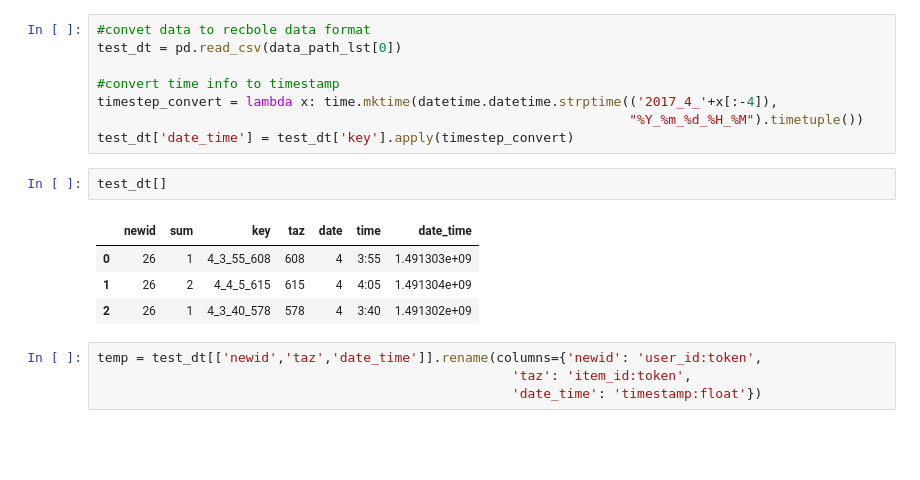
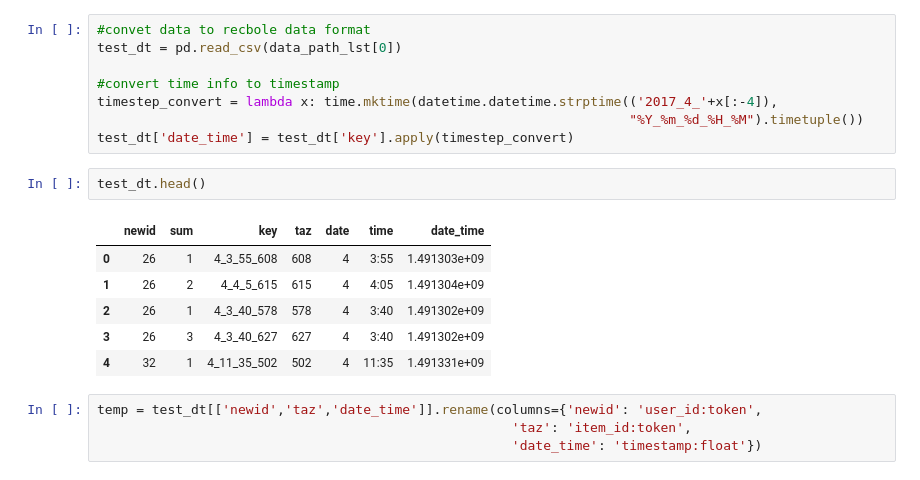
Before and after one commit to Yiran6/app_baseddata_processing, a Jupyter notebook: recsys_model_test.ipynb, the cells around one changed output. Cells and saved outputs as stored; diff of their text form; blank space fills up the shorter version.

Commit message:
model test code update

```diff
--- a/recsys_model_test.ipynb
+++ b/recsys_model_test.ipynb
@@ -45,12 +44,14 @@ timestep_convert = lambda x: time.mktime(datetime.datetime.strptime(('2017_4_'+x
                                                                     "%Y_%m_%d_%H_%M").timetuple())
 test_dt['date_time'] = test_dt['key'].apply(timestep_convert)
 # %%
-test_dt[]
+test_dt.head()
 # %% [output]
 |  | newid | sum | key | taz | date | time | date_time |
 | 0 | 26 | 1 | 4_3_55_608 | 608 | 4 | 3:55 | 1.491303e+09 |
 | 1 | 26 | 2 | 4_4_5_615 | 615 | 4 | 4:05 | 1.491304e+09 |
 | 2 | 26 | 1 | 4_3_40_578 | 578 | 4 | 3:40 | 1.491302e+09 |
+| 3 | 26 | 3 | 4_3_40_627 | 627 | 4 | 3:40 | 1.491302e+09 |
+| 4 | 32 | 1 | 4_11_35_502 | 502 | 4 | 11:35 | 1.491331e+09 |
 # %%
 temp = test_dt[['newid','taz','date_time']].rename(columns={'newid': 'user_id:token',
                                                      'taz': 'item_id:token',
```
Also changed, not shown: parts of 14 cells of this notebook.
